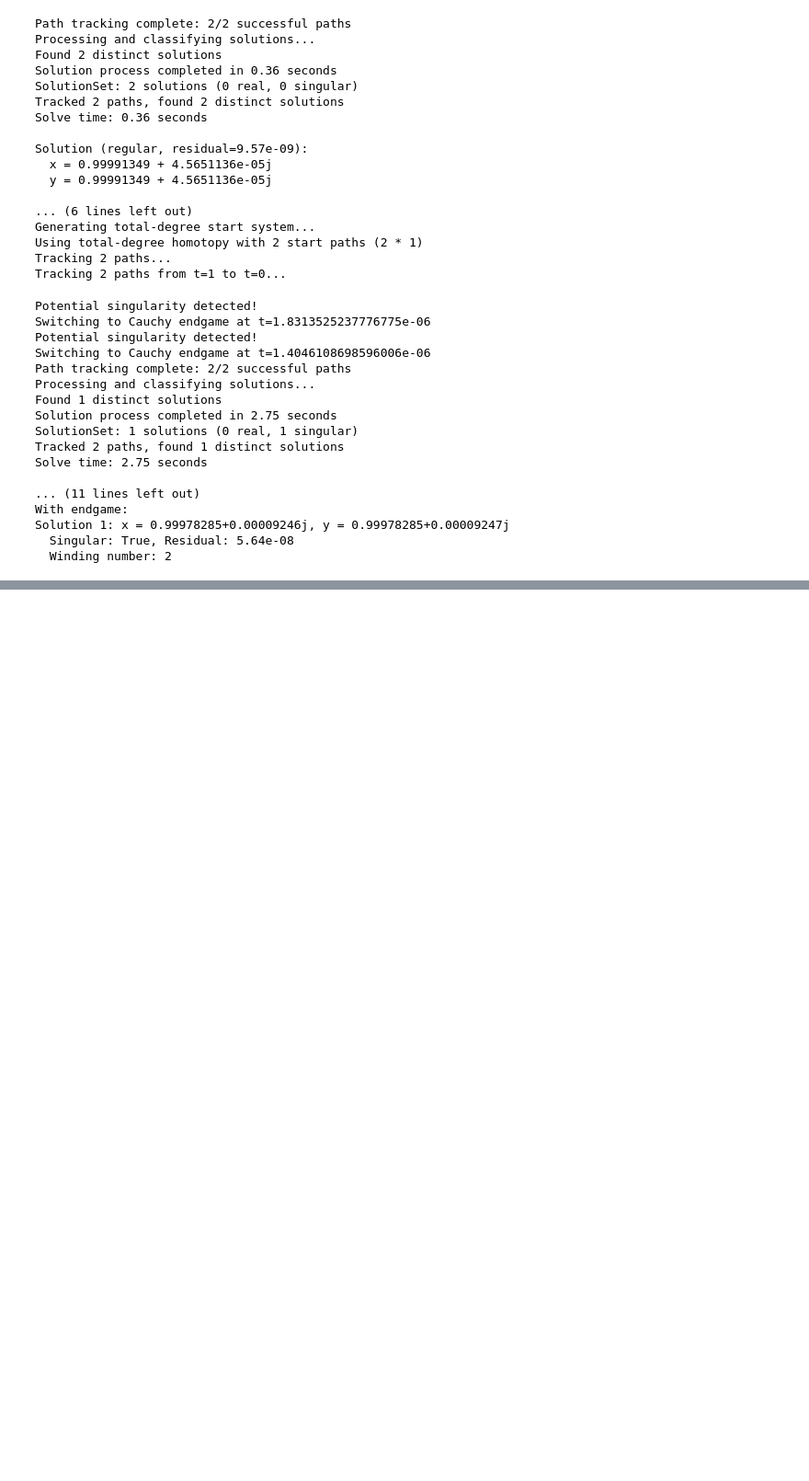
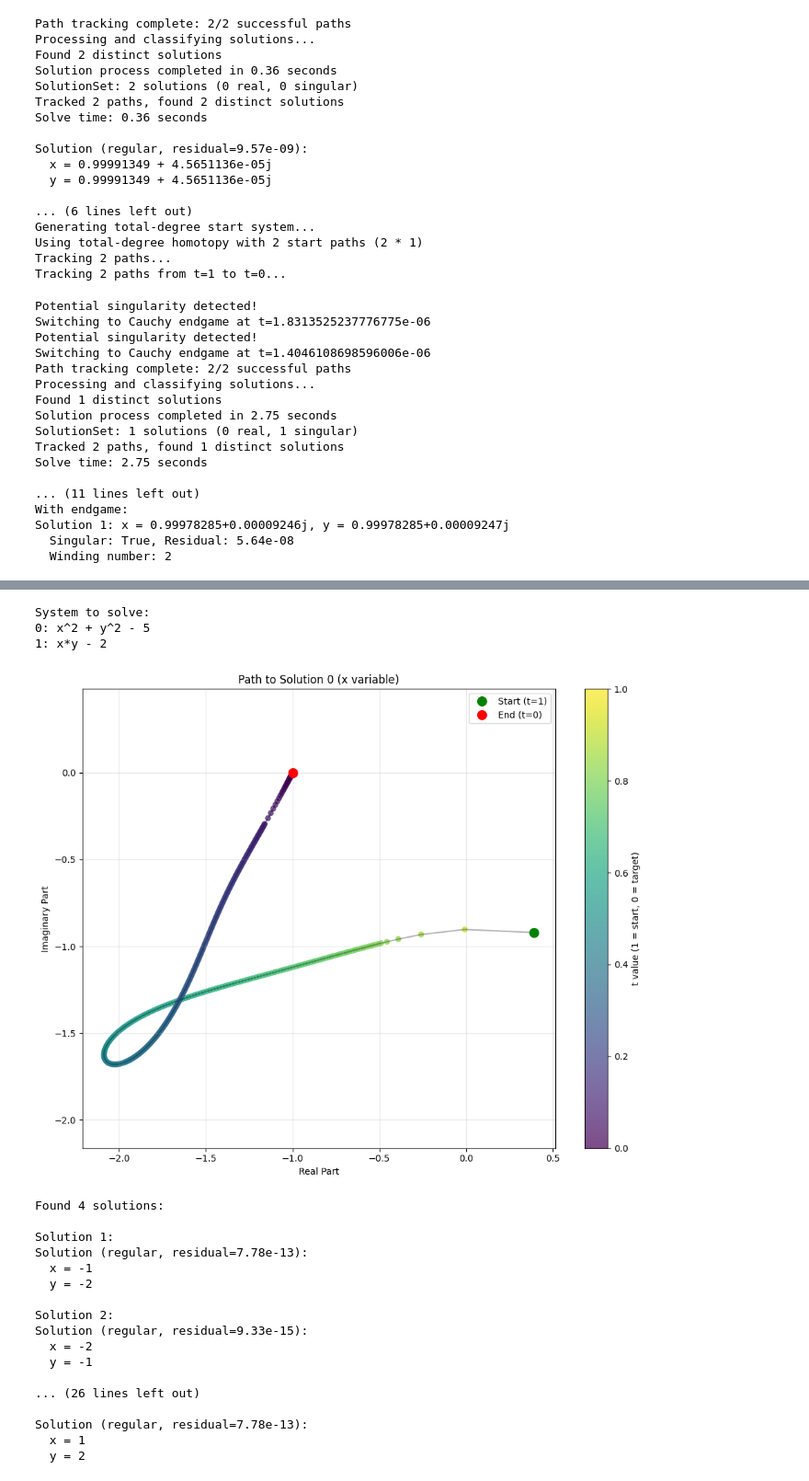
Before and after one commit to sebastian-griego/pyContinuum, a Jupyter notebook: trying_examples.ipynb, the cells around one changed output, grey strips where cells are left out. Shown at 92% size. Cells and saved outputs as stored; diff of their text form; code cells hidden in the pictures; blank space fills up the shorter version.

```diff
--- a/trying_examples.ipynb
+++ b/trying_examples.ipynb
@@ -283,0 +266,61 @@ Solve time: 53.34 seconds
+# %%
+from pycontinuum import PolynomialSystem, solve, polyvar
+import numpy as np
+import matplotlib.pyplot as plt
+from mpl_toolkits.mplot3d import Axes3D
+
+# 1. Define variables
+x, y= polyvar('x', 'y')
+
+# 2. Define equations
+equation1 = x**2 + y**2 - 5
+equation2 = x*y - 2
+
+
+# 3. Create the polynomial system
+system = PolynomialSystem([equation1, equation2])
+print("System to solve:")
+print(system)
+
+# 4. Solve the system with path tracking
+solutions = solve(system, store_paths=True)
+
+# Visualize a solution path
+if solutions[0].path_points:
+    from pycontinuum.visualization import plot_path
+    fig = plot_path(solutions[0].path_points, var_idx=0,
+                  title=f"Path to Solution 0 (x variable)")
+    plt.show()
+
+# 5. Display results
+print(f"\nFound {len(solutions)} solutions:")
+for i, sol in enumerate(solutions):
+    print(f"\nSolution {i+1}:")
+    print(sol)
+
+# 6. Filter real solutions
+real_solutions = solutions.filter(real=True)
+print(f"\nReal solutions: {len(real_solutions)}")
+print(real_solutions)
+# %% [output]
+System to solve:
+0: x^2 + y^2 - 5
+1: x*y - 2
+[figure, added]
+Found 4 solutions:
+
+Solution 1:
+Solution (regular, residual=7.78e-13):
+  x = -1
+  y = -2
+
+Solution 2:
+Solution (regular, residual=9.33e-15):
+  x = -2
+  y = -1
+
+... (26 lines left out)
+
+Solution (regular, residual=7.78e-13):
+  x = 1
+  y = 2
```
Also changed, not shown: parts of 2 cells of this notebook, 4 other files.
